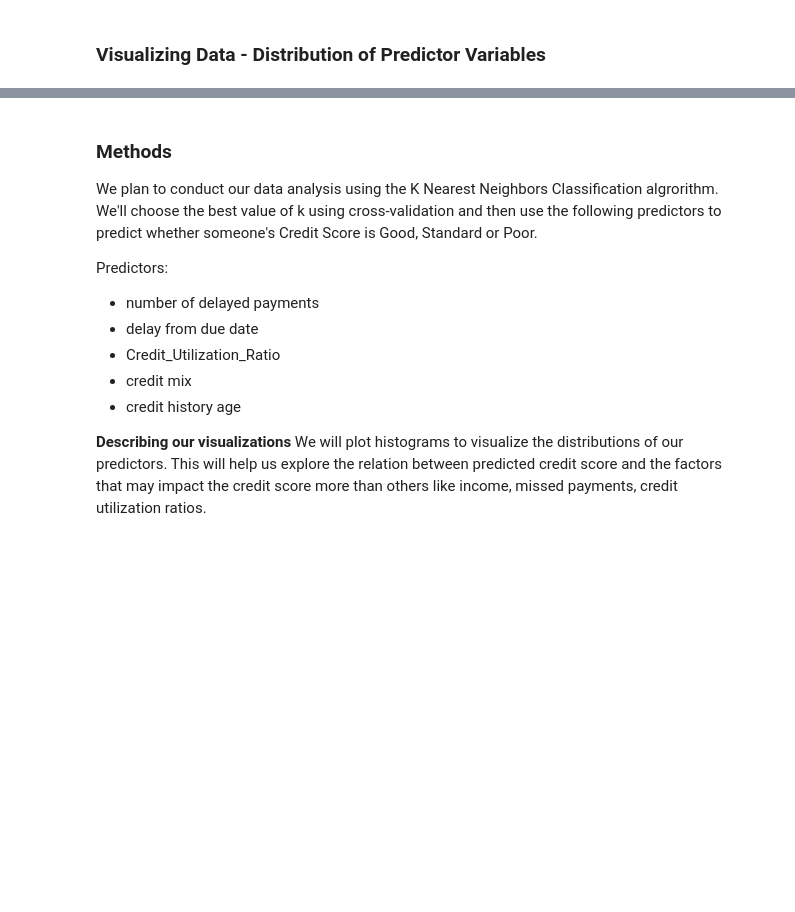
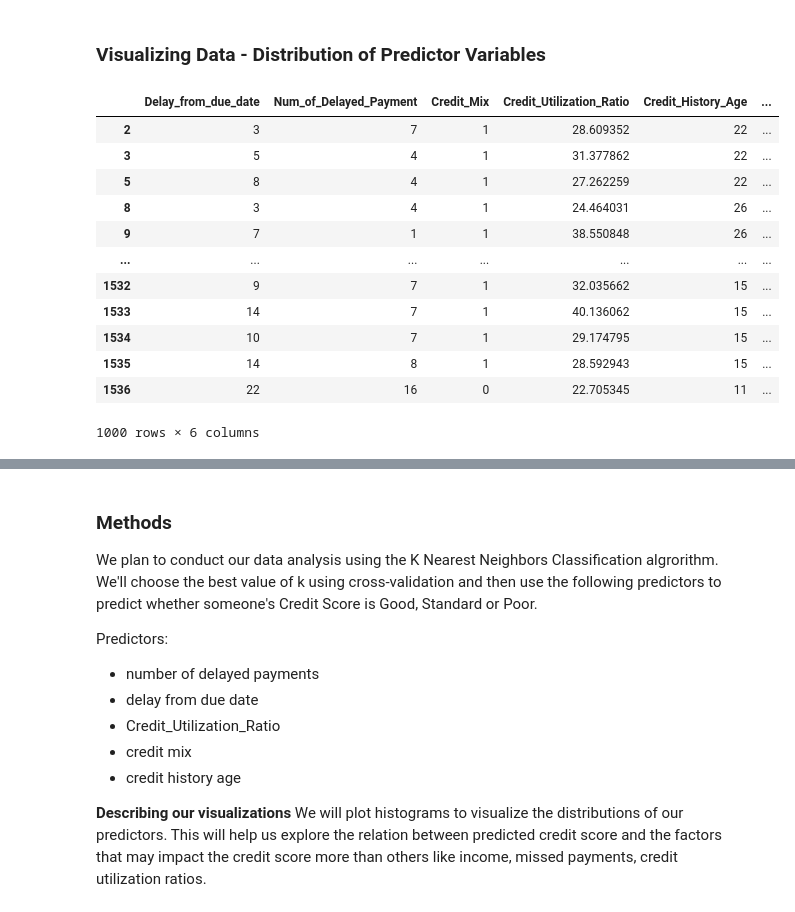
Before and after one commit to vedika37/dsci100-proj, a Jupyter notebook: proposal.ipynb, the cells around one changed output, grey strips where cells are left out. Saved outputs shown, nothing was run; the diff lists cells and outputs as text; code cells hidden in the pictures; blank space fills up the shorter version.

```diff
--- a/proposal.ipynb
+++ b/proposal.ipynb
@@ -248,5 +301,19 @@ train.describe()
 ### Visualizing Data - Distribution of Predictor Variables
 # %%
 # taking a subset of the data since the original is too big for charts
-subset_train = tidy_train.iloc[:1000, :]
-subset_train.head()
+subset_train = train.iloc[:1000, :]
+subset_train
+# %% [output]
+|  | Delay_from_due_date | Num_of_Delayed_Payment | Credit_Mix | Credit_Utilization_Ratio | Credit_History_Age | ... |
+| 2 | 3 | 7 | 1 | 28.609352 | 22 | ... |
+| 3 | 5 | 4 | 1 | 31.377862 | 22 | ... |
+| 5 | 8 | 4 | 1 | 27.262259 | 22 | ... |
+| 8 | 3 | 4 | 1 | 24.464031 | 26 | ... |
+| 9 | 7 | 1 | 1 | 38.550848 | 26 | ... |
+| ... | ... | ... | ... | ... | ... | ... |
+| 1532 | 9 | 7 | 1 | 32.035662 | 15 | ... |
+| 1533 | 14 | 7 | 1 | 40.136062 | 15 | ... |
+| 1534 | 10 | 7 | 1 | 29.174795 | 15 | ... |
+| 1535 | 14 | 8 | 1 | 28.592943 | 15 | ... |
+| 1536 | 22 | 16 | 0 | 22.705345 | 11 | ... |
+1000 rows × 6 columns
```
Also changed, not shown: parts of 12 cells of this notebook.
